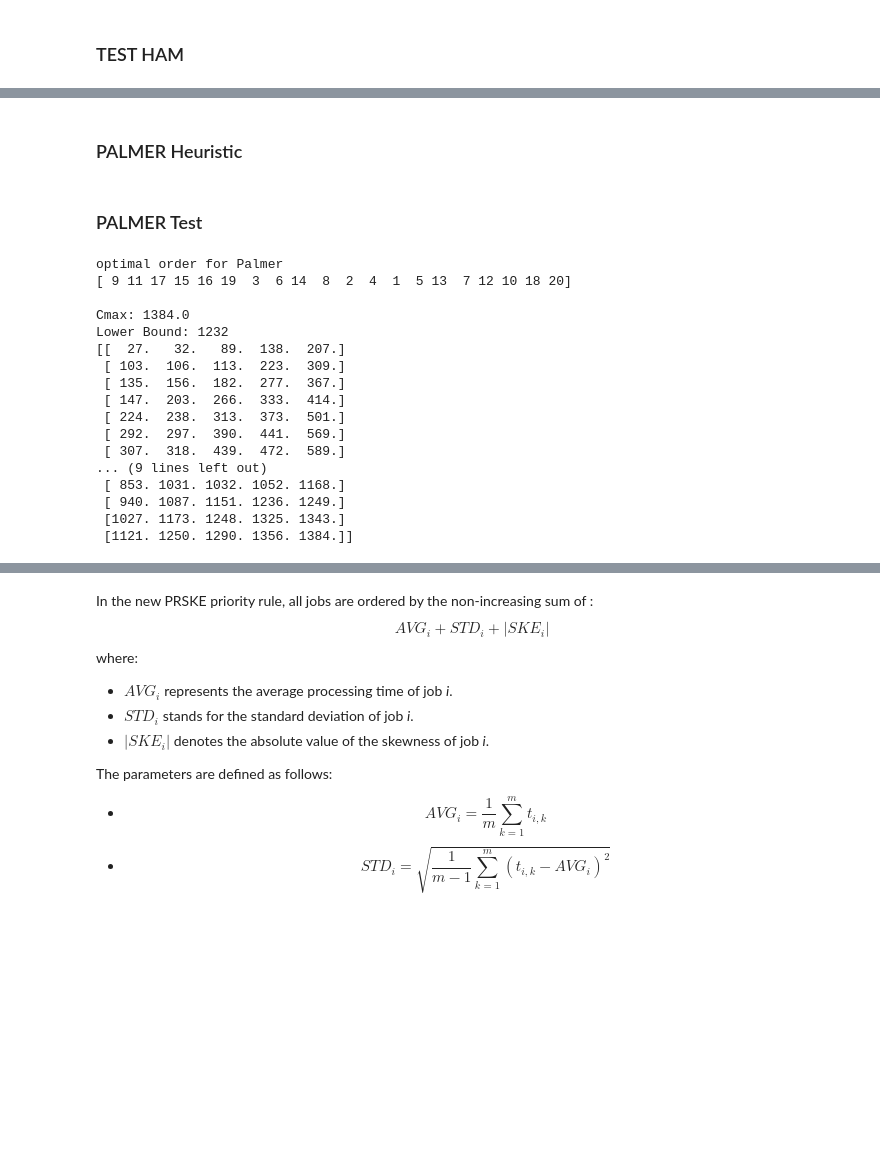
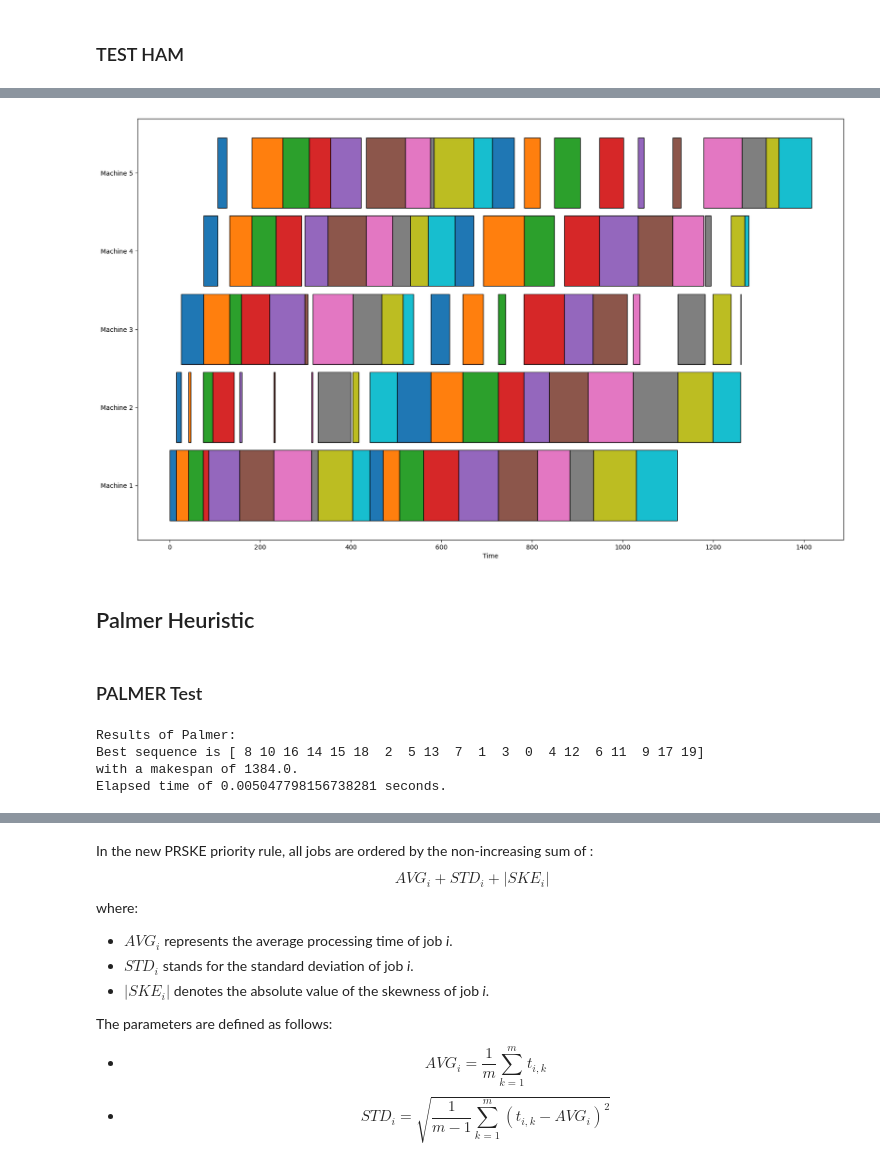
Before and after one commit to MarouaneBenbetka/Flow-Shop-Problem, a Jupyter notebook: Lab2/heuristics.ipynb, the cells around one changed output, grey strips where cells are left out. Cells and saved outputs as stored; diff of their text form; code cells hidden in the pictures; blank space fills up the shorter version.

```diff
--- a/Lab2/heuristics.ipynb
+++ b/Lab2/heuristics.ipynb
@@ -277,22 +269,3 @@ Elapsed time of 0.04602694511413574 seconds.
-# %%
-def incremental_cost(processing_times, sequence):
-    _, num_machines = processing_times.shape
-    num_jobs = len(sequence)
-    completion_times = np.zeros((num_jobs, num_machines))
-
-    # Calculate the completion times for the first machine
-    completion_times[0][0] = processing_times[sequence[0]][0]
-    for i in range(1, num_jobs):
-        completion_times[i][0] = completion_times[i-1][0] + processing_times[sequence[i]][0]
-
-    # Calculate the completion times for the remaining machines
-    for j in range(1, num_machines):
-        completion_times[0][j] = completion_times[0][j-1] + processing_times[sequence[0]][j]
-        for i in range(1, num_jobs):
-            completion_times[i][j] = max(completion_times[i-1][j], completion_times[i][j-1]) + processing_times[sequence[i]][j]
-
-    # Return the total completion time, which is the completion time of the last job in the last machine
-    return completion_times[num_jobs-1][num_machines-1]
 # %%
 def indices_from_list_values(master: np.ndarray, values: list) -> list:
     indexes = []
@@ -336,8 +309,8 @@ def ham_heuristic(processing_times: np.ndarray) -> list:
 
     solution1 = ham_sol_1(Pi1, Pi2)
     solution2 = ham_sol_2(Pi1, Pi2)
-    Cmax1 = incremental_cost(processing_times, solution1)
-    Cmax2 = incremental_cost(processing_times, solution2)
+    Cmax1 = incremental_cost(processing_times.T, solution1)
+    Cmax2 = incremental_cost(processing_times.T, solution2)
 
     if Cmax1 < Cmax2:
         return solution1, Cmax1
@@ -363,5 +336,9 @@ Elapsed time of 0.0015211105346679688 seconds.
+# %%
+generate_gantt_chart(benchmarks[0].T,best_solution )
+# %% [output]
+[figure, added]
 # %% [markdown]
-### PALMER Heuristic
+## Palmer Heuristic
 # %%
 class PalmerHeuristic:
     def __init__(self, dist_mat):
@@ -441,23 +420,19 @@ class PalmerHeuristic:
 # %% [markdown]
 ### PALMER Test
-# %%
-a = PalmerHeuristic(instances[0][2])
-a.run()
-# %% [output]
-optimal order for Palmer
-[ 9 11 17 15 16 19  3  6 14  8  2  4  1  5 13  7 12 10 18 20]
-
-Cmax: 1384.0
-Lower Bound: 1232
-[[  27.   32.   89.  138.  207.]
- [ 103.  106.  113.  223.  309.]
- [ 135.  156.  182.  277.  367.]
- [ 147.  203.  266.  333.  414.]
- [ 224.  238.  313.  373.  501.]
- [ 292.  297.  390.  441.  569.]
- [ 307.  318.  439.  472.  589.]
-... (9 lines left out)
- [ 853. 1031. 1032. 1052. 1168.]
- [ 940. 1087. 1151. 1236. 1249.]
- [1027. 1173. 1248. 1325. 1343.]
- [1121. 1250. 1290. 1356. 1384.]]
+# %%
+start_time = time.time()
+a = PalmerHeuristic(benchmarks[0].T)
+result, makespan = a.run()
+
+end_time = time.time()
+
+elapsed_time = end_time - start_time
+
+print(f'Results of Palmer:')
+print(f'Best sequence is {result} \nwith a makespan of {makespan}.')
+print(f'Elapsed time of {elapsed_time} seconds.')
+# %% [output]
+Results of Palmer:
+Best sequence is [ 8 10 16 14 15 18  2  5 13  7  1  3  0  4 12  6 11  9 17 19]
+with a makespan of 1384.0.
+Elapsed time of 0.005047798156738281 seconds.
```
Also changed, not shown: parts of 52 cells of this notebook, 3 other files.
